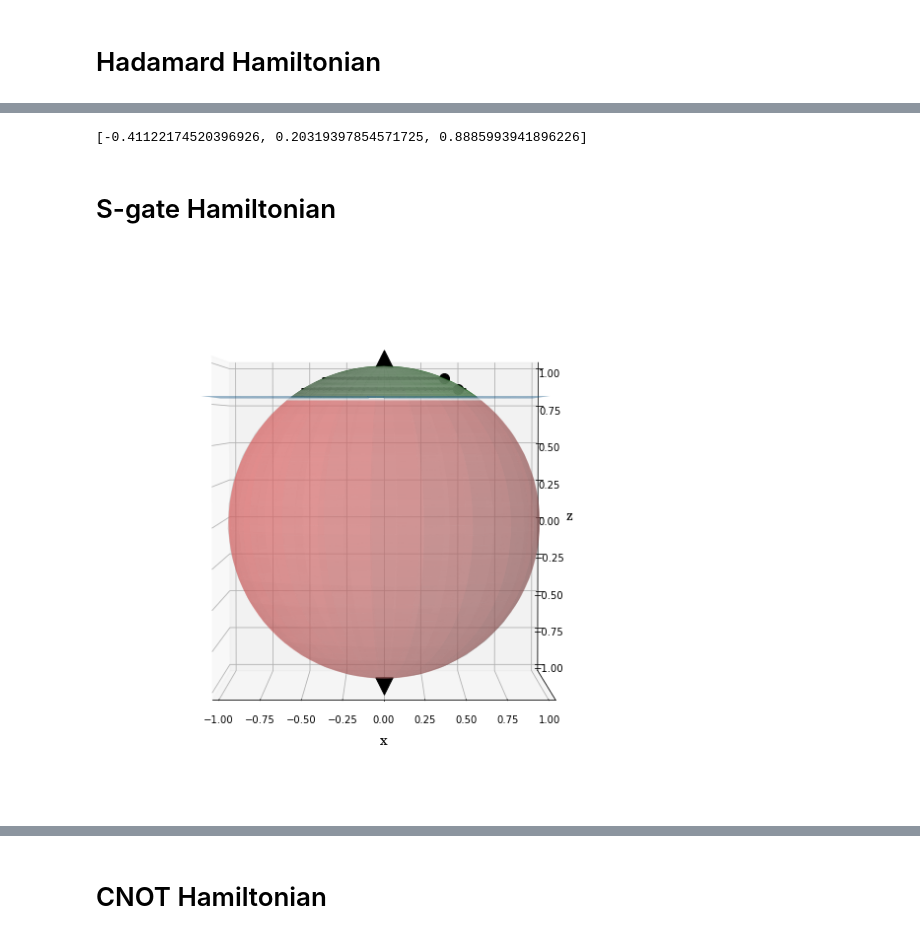
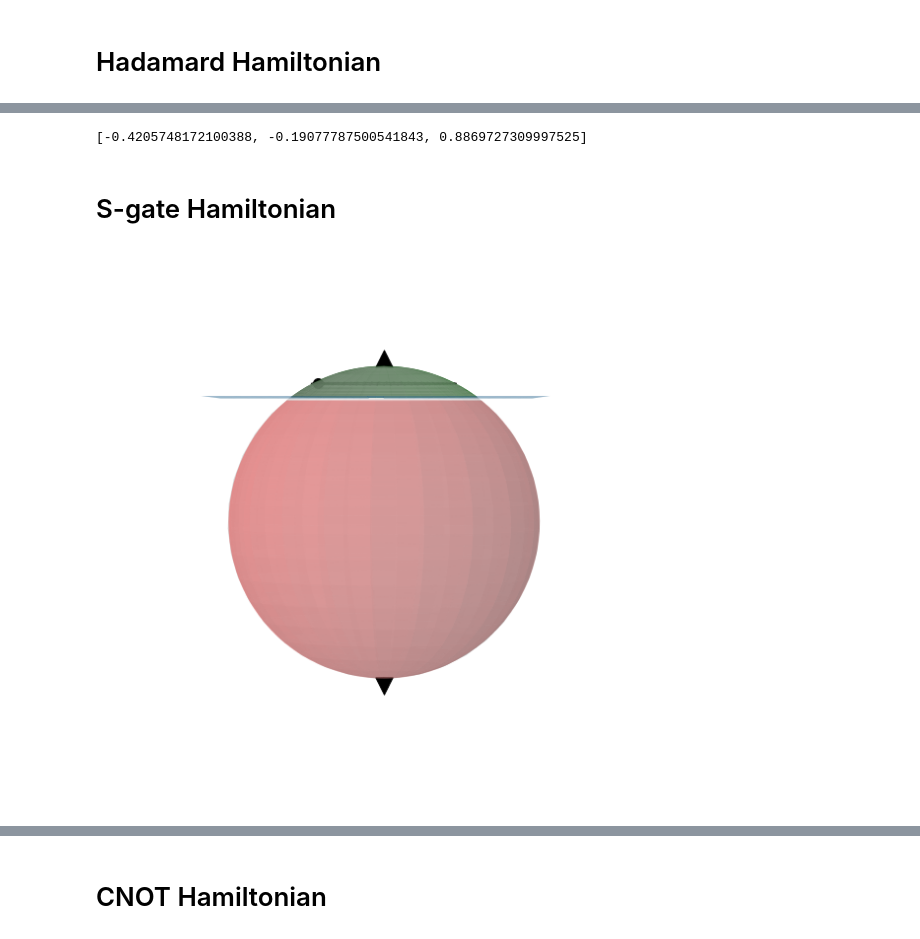
Before and after one commit to marco-lewis/quantum-barrier-certificates, a Jupyter notebook: experiments/diagrams.ipynb, the cells around one changed output, grey strips where cells are left out. Drawn from its saved outputs; the diff is of its cells as text; code cells hidden in the pictures.

```diff
--- a/experiments/diagrams.ipynb
+++ b/experiments/diagrams.ipynb
@@ -55,5 +55,7 @@ def start_near_1():
     return X0, z0
 
 start_points = []
-for i in range(2):
+for i in range(1):
     start_points.append(cart_bloch_near_0())
+# %%
+start_points = [([-0.4205748172100388, -0.19077787500541843, 0.8869727309997525], np.array([-0.57843339+0.7803212j ,  0.20781569-0.11543948j]))]
@@ -178,12 +200,14 @@ plt.show()
 # %%
 %matplotlib inline
 
-X0, Z0 = cart_bloch_near_0()
+# X0, Z0 = cart_bloch_near_0()
+X0, Z0 = start_points[0]
+dXdt = lambda x, t: np.array([-x[1], (x[0] - x[2]), x[1]])
 dataSet, ts = rk4(X0, t0, t, step, dXdt)
 dataSet = dataSet.T
 numDataPoints = len(ts)
 
-def animate_func(num):
+def animate_func(num, axis_off=True):
     ax.clear()
 
     # Plots sphere
@@ -208,22 +232,31 @@ def animate_func(num):
     ax.set_zlim3d([-1, 1])
 
     # Adding Figure
-    ax.set_title('Rotated Cartesian Evolution\nTime = ' + str(np.round(ts[num],
-                 decimals=2)) + ' sec')
-    ax.set_xlabel('x')
-    ax.set_ylabel('y')
-    ax.set_zlabel('z')
+    if axis_off:
+        ax.axis('off')
+        ax.get_xaxis().set_visible(False)
+        ax.get_yaxis().set_visible(False)
+        ax.get_zaxis().set_visible(False)
+    else:
+        ax.set_title('Rotated Cartesian Evolution\nTime = ' + str(np.round(ts[num], decimals=2)) + ' sec')
+        ax.set_xlabel('x')
+        ax.set_ylabel('y')
+        ax.set_zlabel('z')
 
 fig = plt.figure()
 ax = fig.add_subplot(111,projection='3d',box_aspect=(1,1,1))
+ax.set_facecolor((1,1,1,0.1))
+plt.tight_layout()
 
 # Plotting the Animation
-# line_ani = animation.FuncAnimation(fig, animate_func, interval=100,
-#                                    frames=numDataPoints)
-
-# anim = HTML(line_ani.to_jshtml())
-plt.close(fig)
-print(X0)
-# anim\todo{Example in $\ket{1x}$ region and no change in control qubit}
+if 1:
+    line_ani = animation.FuncAnimation(fig,
+                                       animate_func,
+                                       interval=100,
+                                       frames=numDataPoints)
+    anim = HTML(line_ani.to_jshtml())
+    plt.close(fig)
+    print(X0)
+    anim
 # %% [output]
-[-0.41122174520396926, 0.20319397854571725, 0.8885993941896226]
+[-0.4205748172100388, -0.19077787500541843, 0.8869727309997525]
@@ -265,38 +301,38 @@ for X0, Z0 in start_points:
             print(avg_error)
 
 
-plt.axis('on')
+plt.axis('off')
 
 # with mpl.cbook.get_sample_data("ket0.png") as file:
 #     arr_img0 = plt.imread(file)
 # with mpl.cbook.get_sample_data("ket1.png") as file:
 #     arr_img1 = plt.imread(file)
 # imgs = [arr_img0, arr_img1]
 # from ImageAnnotations3D import ImageAnnotations3D
 # ax2 = fig.add_subplot(111,frame_on=False)
 # ax2.axis("off")
 # ax2.axis([0,1,0,1])
 # ia = ImageAnnotations3D([[0,0,1.05],[0,0,-1.05]],imgs,ax, ax2 )
 
 fig.tight_layout()
 # plt.legend()
 # save('S0_normal_bloch.png')
 
 ax.set_yticks([])
 ax.set_ylabel('')
 ax.azim = -90
 ax.elev = 2
 # save('S0_side_bloch.png')
 
 # ax.set_zticks([])
 # ax.set_zlabel('')
 # ax.azim = 270
 # ax.elev = 90
 # save('S0_above_bloch.png')
 
 plt.show()
 # %% [output]
-[figure, old version]
+[figure, new version]
 # %%
 # %matplotlib widget
 %matplotlib inline
```
Also changed, not shown: parts of 8 cells of this notebook, 2 other files.
